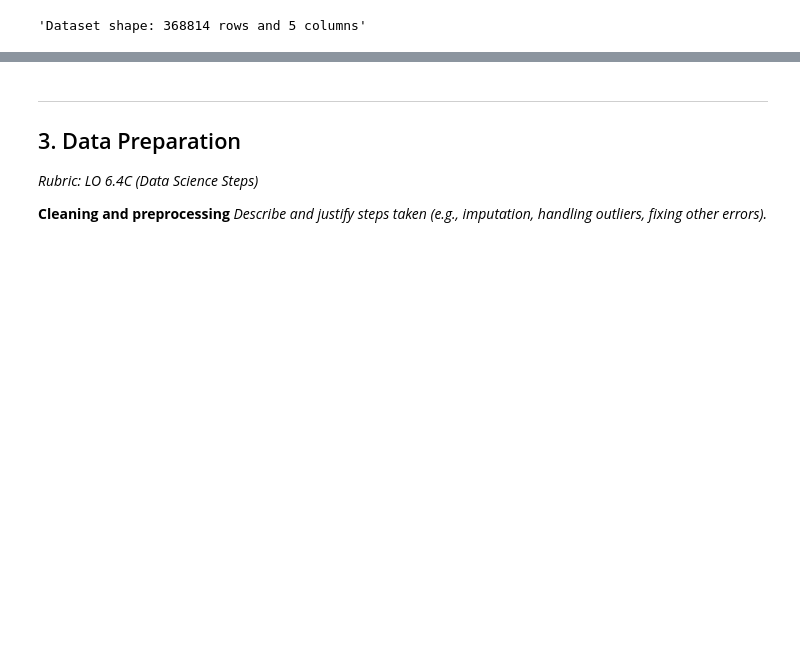
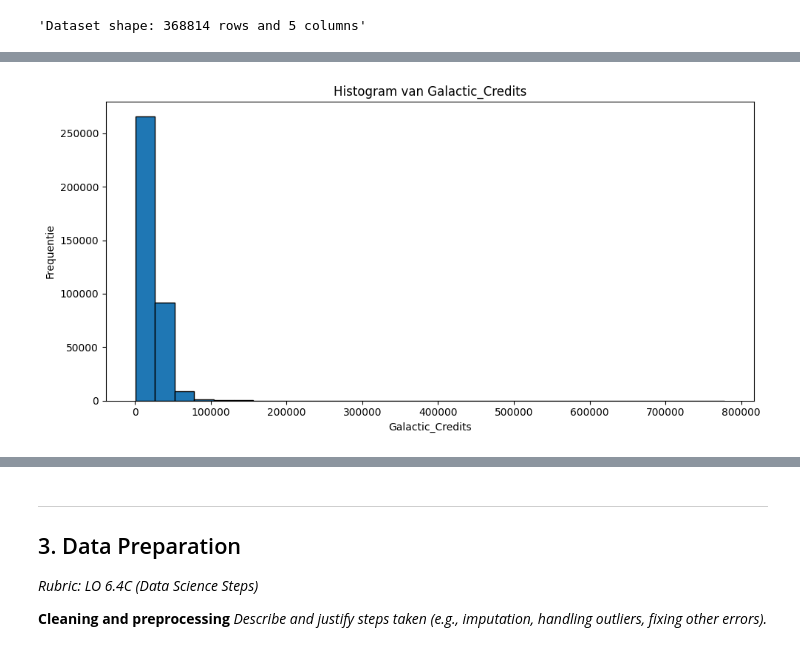
Before and after one commit to AchrafEAE/DDD, a Jupyter notebook: assignment_template_it1.ipynb, the cells around one changed output, grey strips where cells are left out. Saved outputs shown, nothing was run; the diff lists cells and outputs as text; code cells hidden in the pictures; blank space fills up the shorter version.

```diff
--- a/assignment_template_it1.ipynb
+++ b/assignment_template_it1.ipynb
@@ -94,2 +131,13 @@ display(f"Dataset shape: {df.shape[0]} rows and {df.shape[1]} columns")
 # %%
-# CODE CELL: Generate visualizations (e.g., scatter plots, histograms)
+import matplotlib.pyplot as plt
+
+plt.figure(figsize=(10, 5))
+plt.hist(df["Galactic_Credits"].dropna(), bins=30, edgecolor="black")
+plt.title("Histogram van Galactic_Credits")
+plt.xlabel("Galactic_Credits")
+plt.ylabel("Frequentie")
+plt.tight_layout()
+plt.show()
+# ...existing code...# CODE CELL: Generate visualizations (e.g., scatter plots, histograms)
+# %% [output]
+[figure, added]
```
Also changed, not shown: parts of 12 cells of this notebook.
